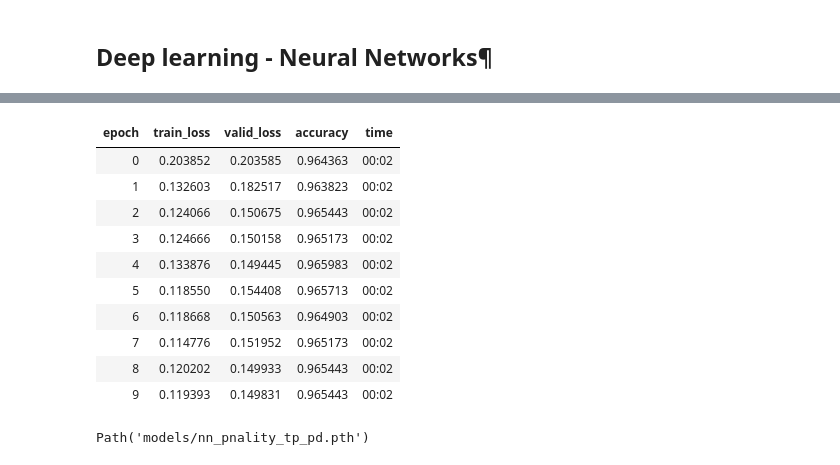
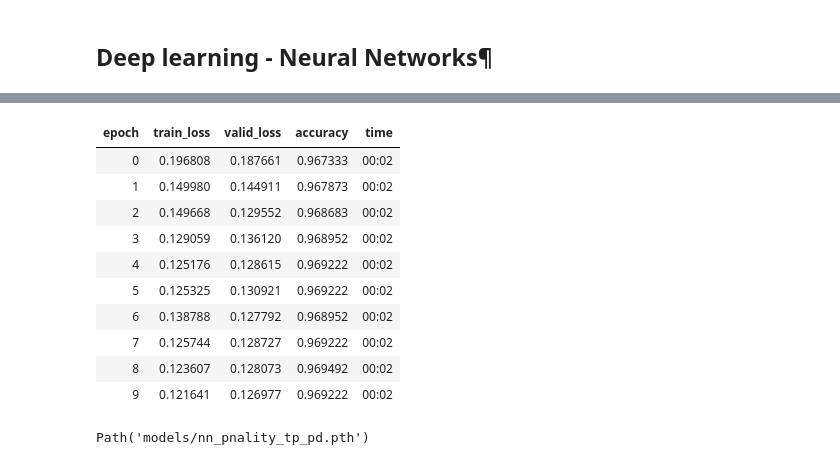
Before and after one commit to rubanzasilva/ps_s5_e7, a Jupyter notebook: s5e7-fastai-gmbs.ipynb, the cells around one changed output, grey strips where cells are left out. Saved outputs shown, nothing was run; the diff lists cells and outputs as text; code cells hidden in the pictures.

```diff
--- a/s5e7-fastai-gmbs.ipynb
+++ b/s5e7-fastai-gmbs.ipynb
@@ -312,17 +312,17 @@ SuggestedLRs(valley=0.0020892962347716093)
 # %%
-learn.fit_one_cycle(10,1e-3)
+learn.fit_one_cycle(10, 2.089e-3)
 # %% [output]
 | epoch | train_loss | valid_loss | accuracy | time |
-| 0 | 0.203852 | 0.203585 | 0.964363 | 00:02 |
-| 1 | 0.132603 | 0.182517 | 0.963823 | 00:02 |
-| 2 | 0.124066 | 0.150675 | 0.965443 | 00:02 |
-| 3 | 0.124666 | 0.150158 | 0.965173 | 00:02 |
-| 4 | 0.133876 | 0.149445 | 0.965983 | 00:02 |
-| 5 | 0.118550 | 0.154408 | 0.965713 | 00:02 |
-| 6 | 0.118668 | 0.150563 | 0.964903 | 00:02 |
-| 7 | 0.114776 | 0.151952 | 0.965173 | 00:02 |
-| 8 | 0.120202 | 0.149933 | 0.965443 | 00:02 |
-| 9 | 0.119393 | 0.149831 | 0.965443 | 00:02 |
+| 0 | 0.196808 | 0.187661 | 0.967333 | 00:02 |
+| 1 | 0.149980 | 0.144911 | 0.967873 | 00:02 |
+| 2 | 0.149668 | 0.129552 | 0.968683 | 00:02 |
+| 3 | 0.129059 | 0.136120 | 0.968952 | 00:02 |
+| 4 | 0.125176 | 0.128615 | 0.969222 | 00:02 |
+| 5 | 0.125325 | 0.130921 | 0.969222 | 00:02 |
+| 6 | 0.138788 | 0.127792 | 0.968952 | 00:02 |
+| 7 | 0.125744 | 0.128727 | 0.969222 | 00:02 |
+| 8 | 0.123607 | 0.128073 | 0.969492 | 00:02 |
+| 9 | 0.121641 | 0.126977 | 0.969222 | 00:02 |
 # %%
 dl = test_dl
 # %%
```
Also changed, not shown: parts of 17 cells of this notebook.
